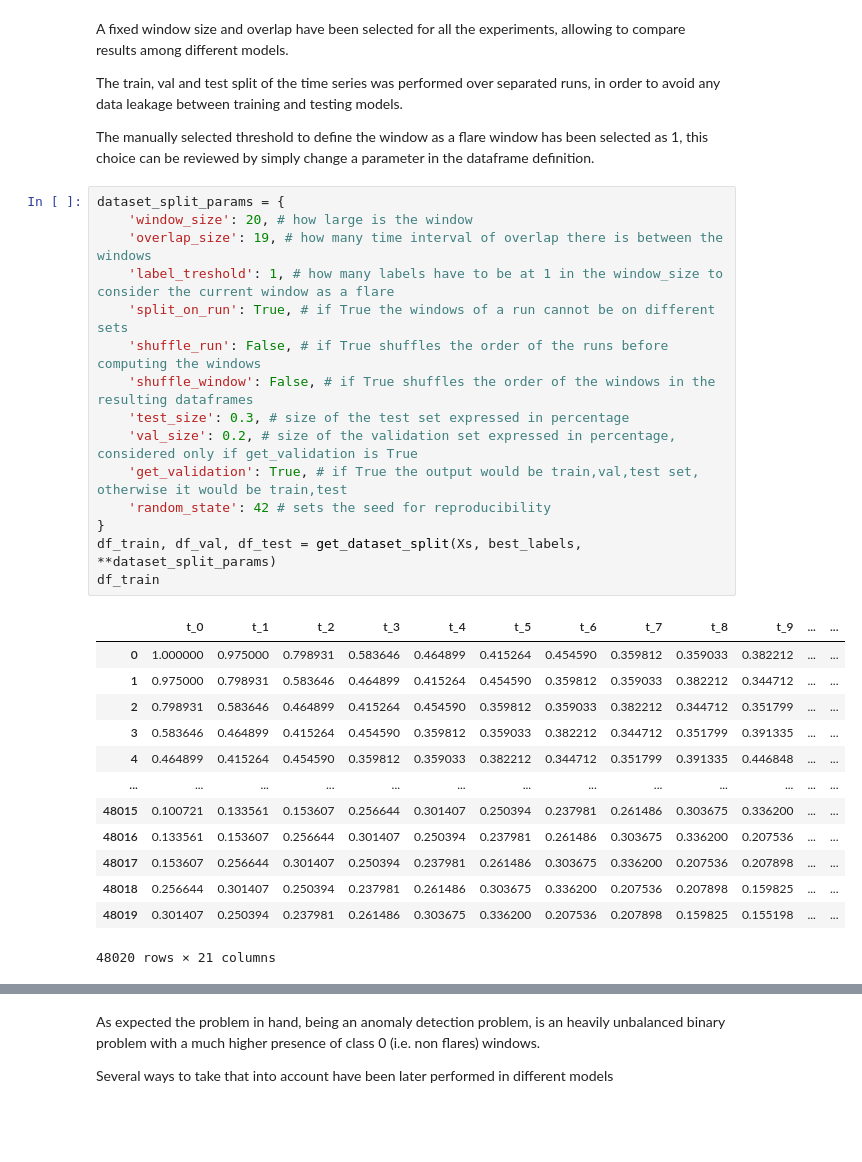
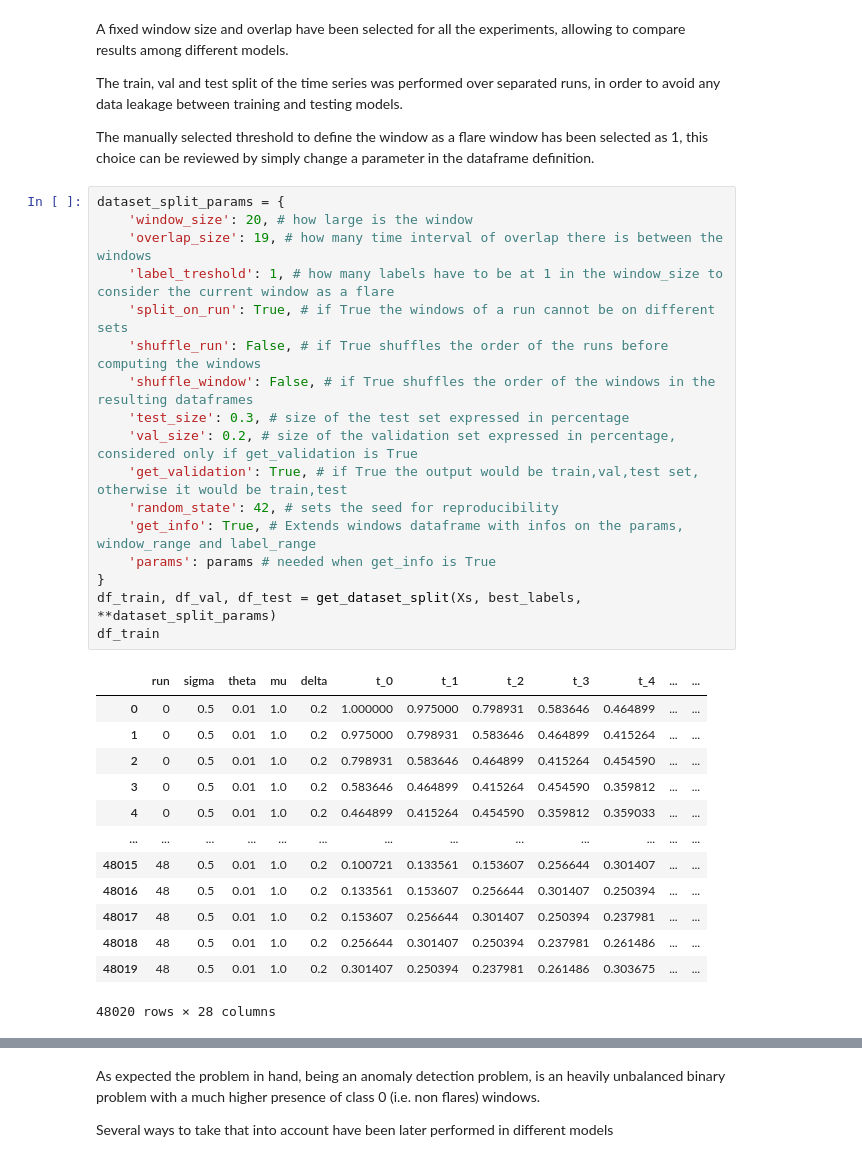
Before and after one commit to falric05/AII-Flare-prediction, a Jupyter notebook: notebooks/AI_ind_models.ipynb, the cells around one changed output, grey strips where cells are left out. Cells and saved outputs as stored; diff of their text form; blank space fills up the shorter version.

Commit message:
added dataframe_infos on dataframe generation

```diff
--- a/notebooks/AI_ind_models.ipynb
+++ b/notebooks/AI_ind_models.ipynb
@@ -79,32 +79,34 @@ The manually selected threshold to define the window as a flare window has been
 # %%
 dataset_split_params = {
     'window_size': 20, # how large is the window
     'overlap_size': 19, # how many time interval of overlap there is between the windows
     'label_treshold': 1, # how many labels have to be at 1 in the window_size to consider the current window as a flare
     'split_on_run': True, # if True the windows of a run cannot be on different sets
     'shuffle_run': False, # if True shuffles the order of the runs before computing the windows
     'shuffle_window': False, # if True shuffles the order of the windows in the resulting dataframes
     'test_size': 0.3, # size of the test set expressed in percentage
     'val_size': 0.2, # size of the validation set expressed in percentage, considered only if get_validation is True
     'get_validation': True, # if True the output would be train,val,test set, otherwise it would be train,test
-    'random_state': 42 # sets the seed for reproducibility
+    'random_state': 42, # sets the seed for reproducibility
+    'get_info': True, # Extends windows dataframe with infos on the params, window_range and label_range
+    'params': params # needed when get_info is True
 }
 df_train, df_val, df_test = get_dataset_split(Xs, best_labels, **dataset_split_params)
 df_train
 # %% [output]
-|  | t_0 | t_1 | t_2 | t_3 | t_4 | t_5 | t_6 | t_7 | t_8 | t_9 | ... | ... |
-| 0 | 1.000000 | 0.975000 | 0.798931 | 0.583646 | 0.464899 | 0.415264 | 0.454590 | 0.359812 | 0.359033 | 0.382212 | ... | ... |
-| 1 | 0.975000 | 0.798931 | 0.583646 | 0.464899 | 0.415264 | 0.454590 | 0.359812 | 0.359033 | 0.382212 | 0.344712 | ... | ... |
-| 2 | 0.798931 | 0.583646 | 0.464899 | 0.415264 | 0.454590 | 0.359812 | 0.359033 | 0.382212 | 0.344712 | 0.351799 | ... | ... |
-| 3 | 0.583646 | 0.464899 | 0.415264 | 0.454590 | 0.359812 | 0.359033 | 0.382212 | 0.344712 | 0.351799 | 0.391335 | ... | ... |
-| 4 | 0.464899 | 0.415264 | 0.454590 | 0.359812 | 0.359033 | 0.382212 | 0.344712 | 0.351799 | 0.391335 | 0.446848 | ... | ... |
+|  | run | sigma | theta | mu | delta | t_0 | t_1 | t_2 | t_3 | t_4 | ... | ... |
+| 0 | 0 | 0.5 | 0.01 | 1.0 | 0.2 | 1.000000 | 0.975000 | 0.798931 | 0.583646 | 0.464899 | ... | ... |
+| 1 | 0 | 0.5 | 0.01 | 1.0 | 0.2 | 0.975000 | 0.798931 | 0.583646 | 0.464899 | 0.415264 | ... | ... |
+| 2 | 0 | 0.5 | 0.01 | 1.0 | 0.2 | 0.798931 | 0.583646 | 0.464899 | 0.415264 | 0.454590 | ... | ... |
+| 3 | 0 | 0.5 | 0.01 | 1.0 | 0.2 | 0.583646 | 0.464899 | 0.415264 | 0.454590 | 0.359812 | ... | ... |
+| 4 | 0 | 0.5 | 0.01 | 1.0 | 0.2 | 0.464899 | 0.415264 | 0.454590 | 0.359812 | 0.359033 | ... | ... |
 | ... | ... | ... | ... | ... | ... | ... | ... | ... | ... | ... | ... | ... |
-| 48015 | 0.100721 | 0.133561 | 0.153607 | 0.256644 | 0.301407 | 0.250394 | 0.237981 | 0.261486 | 0.303675 | 0.336200 | ... | ... |
-| 48016 | 0.133561 | 0.153607 | 0.256644 | 0.301407 | 0.250394 | 0.237981 | 0.261486 | 0.303675 | 0.336200 | 0.207536 | ... | ... |
-| 48017 | 0.153607 | 0.256644 | 0.301407 | 0.250394 | 0.237981 | 0.261486 | 0.303675 | 0.336200 | 0.207536 | 0.207898 | ... | ... |
-| 48018 | 0.256644 | 0.301407 | 0.250394 | 0.237981 | 0.261486 | 0.303675 | 0.336200 | 0.207536 | 0.207898 | 0.159825 | ... | ... |
-| 48019 | 0.301407 | 0.250394 | 0.237981 | 0.261486 | 0.303675 | 0.336200 | 0.207536 | 0.207898 | 0.159825 | 0.155198 | ... | ... |
+| 48015 | 48 | 0.5 | 0.01 | 1.0 | 0.2 | 0.100721 | 0.133561 | 0.153607 | 0.256644 | 0.301407 | ... | ... |
+| 48016 | 48 | 0.5 | 0.01 | 1.0 | 0.2 | 0.133561 | 0.153607 | 0.256644 | 0.301407 | 0.250394 | ... | ... |
+| 48017 | 48 | 0.5 | 0.01 | 1.0 | 0.2 | 0.153607 | 0.256644 | 0.301407 | 0.250394 | 0.237981 | ... | ... |
+| 48018 | 48 | 0.5 | 0.01 | 1.0 | 0.2 | 0.256644 | 0.301407 | 0.250394 | 0.237981 | 0.261486 | ... | ... |
+| 48019 | 48 | 0.5 | 0.01 | 1.0 | 0.2 | 0.301407 | 0.250394 | 0.237981 | 0.261486 | 0.303675 | ... | ... |
-48020 rows × 21 columns
+48020 rows × 28 columns
 # %%
 df_val
 # %% [output]
```
Also changed, not shown: parts of 7 cells of this notebook, 2 other files.
